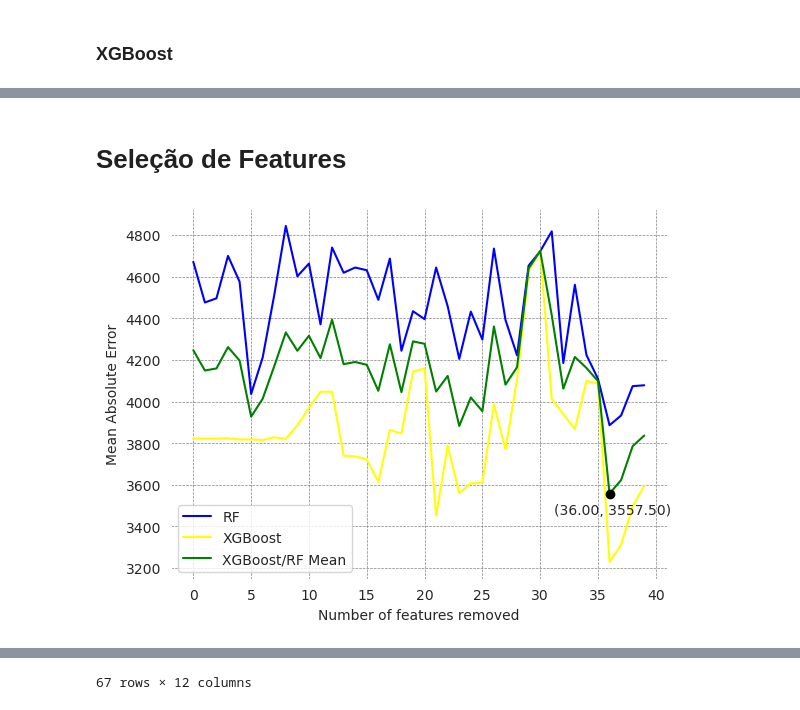
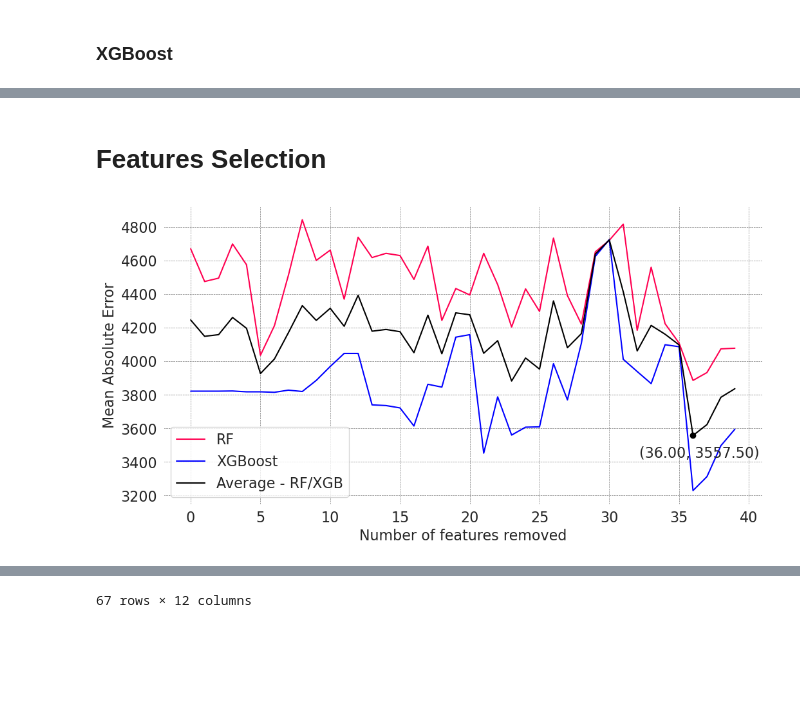
Before and after one commit to eduardoalba0/ifpr_electricity_ml, a Jupyter notebook: DataPreparation.ipynb, the cells around one changed output, grey strips where cells are left out. Drawn from its saved outputs; the diff is of its cells as text; code cells hidden in the pictures; blank space fills up the shorter version.

```diff
--- a/DataPreparation.ipynb
+++ b/DataPreparation.ipynb
@@ -126,3 +147,4 @@ for lag_col in ["consumption"]:
 # %%
-df_electricity = pd.merge(left=df_electricity, right=df_climatic, on=["date", "month", "year"], how="left").sort_index()
-df_electricity = df_electricity.drop("date_measure", axis=1)
+df = pd.merge(left=df, right=df_climatic, on=["date", "month", "year"], how="left").sort_index()
+df = df.drop("date_measure", axis=1)
+df
@@ -244,3 +275,16 @@ importance_rf_electr
 | 41 | year_2019 | 447.882956 |
 | 12 | LAG_12 | 471.558522 |
 | 1 | LAG_01 | 1907.734573 |
+# %%
+plt.figure(figsize=(12, 6))
+colors.blue_rgb = "blue"
+shap.plots.waterfall(shap_rf[-1], max_display=10, show=False)
+plt.gcf().set_size_inches(12, 6)
+
+
+for ax in plt.gcf().get_axes():
+    ax.set_xlim(14500, 17500)
+
+plt.tight_layout()
+plt.savefig("results/Feature Select - SHAP WATERFALL RF.png", bbox_inches='tight')
+plt.show()
@@ -339,3 +403,3 @@ importance_electr
 # %% [markdown]
-# Seleção de Features
+# Features Selection
 # %%
@@ -387,27 +451,31 @@ ft_rm_xgb_electr = dask.compute(
 # %%
-ft_rm_mean_electr = (np.array(ft_rm_rf_electr) + np.array(ft_rm_xgb_electr)) / 2
-min_index = np.argmin(ft_rm_mean_electr[:40])
+ft_rm_mean = (np.array(ft_rm_rf) + np.array(ft_rm_xgb)) / 2
+min_index = np.argmin(ft_rm_mean[:40])
 
-plt.plot([x for x in ft_rm_rf_electr[:40]], label="RF", color="blue")
-plt.plot([x for x in ft_rm_xgb_electr[:40]], label="XGBoost", color="yellow")
-plt.plot([x for x in ft_rm_mean_electr[:40]], label="XGBoost/RF Mean", color="green")
-plt.scatter(min_index, ft_rm_mean_electr[min_index], color='black', zorder=2)
-plt.annotate(f"({min_index:.2f}, {ft_rm_mean_electr[min_index]:.2f})", xy=(min_index, ft_rm_mean_electr[min_index]),
-             xytext=(-40, -15), textcoords='offset points', fontsize=10)
+plt.figure(figsize=(12, 6))
+plt.rcParams['xtick.labelsize'] = 16
+plt.rcParams['ytick.labelsize'] = 16
+plt.rcParams.update({'font.size': 16})
+plt.plot([x for x in ft_rm_rf[:40]], label="RF", color=colors.red_rgb)
+plt.plot([x for x in ft_rm_xgb[:40]], label="XGBoost", color="blue")
+plt.plot([x for x in ft_rm_mean[:40]], label="Average - RF/XGB", color="black")
+plt.scatter(min_index, ft_rm_mean[min_index], color='black', zorder=2)
+plt.annotate(f"({min_index:.2f}, {ft_rm_mean[min_index]:.2f})", xy=(min_index, ft_rm_mean[min_index]),
+             xytext=(-60, -25), textcoords='offset points', fontsize=16)
 
 plt.xlabel('Number of features removed')
 plt.ylabel('Mean Absolute Error')
 ax = plt.gca()
 ax.set_facecolor('white')
 plt.grid(True, color='grey', linestyle="--", linewidth=0.5)
 plt.legend(facecolor='white')
 plt.savefig("results/Feature Removal.png", bbox_inches='tight')
 plt.show()
-importance_electr = importance_electr.sort_values(by=["Mean RF/XGB importance"])
-df_electricity_selected = df_electricity.drop(importance_electr[:min_index]["feature"], axis=1)
-df_electricity_selected.to_pandas().to_csv(f"dataset/elect_merged_selected.csv", sep=";", decimal=",")
-df_electricity_selected
+importance = importance.sort_values(by=["Mean RF/XGB importance"])
+df_selected = df.drop(importance[:min_index]["feature"], axis=1)
+df_selected.to_pandas().to_csv(f"dataset/elect_merged_selected.csv", sep=";", decimal=",")
+df_selected
 # %% [output]
-[figure, old version]
+[figure, new version]
 |  | consumption | covid | LAG_01 | LAG_02 | LAG_03 | LAG_06 | LAG_12 | maxtemp_mean_abs | mintemp_abs | ... |
 | date |  |  |  |  |  |  |  |  |  | ... |
```
Also changed, not shown: parts of 29 cells of this notebook, 34 other files.
